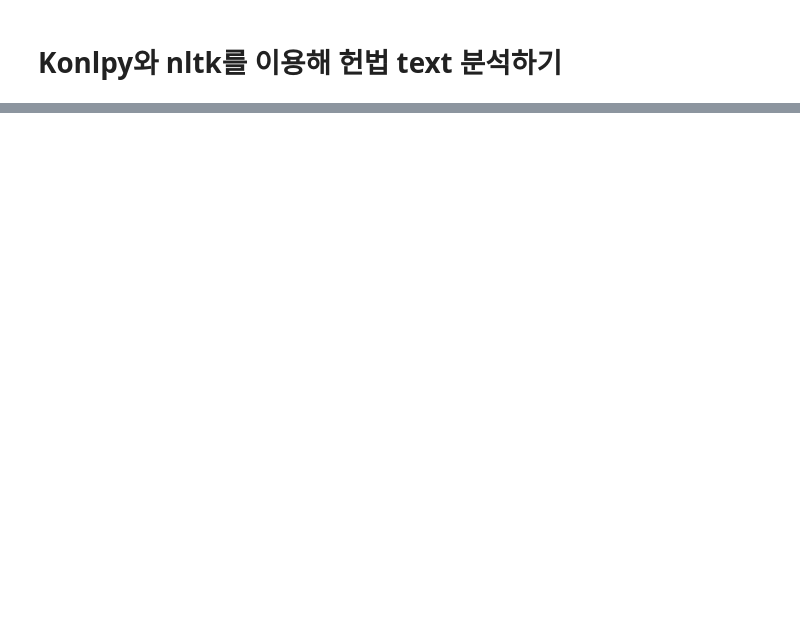
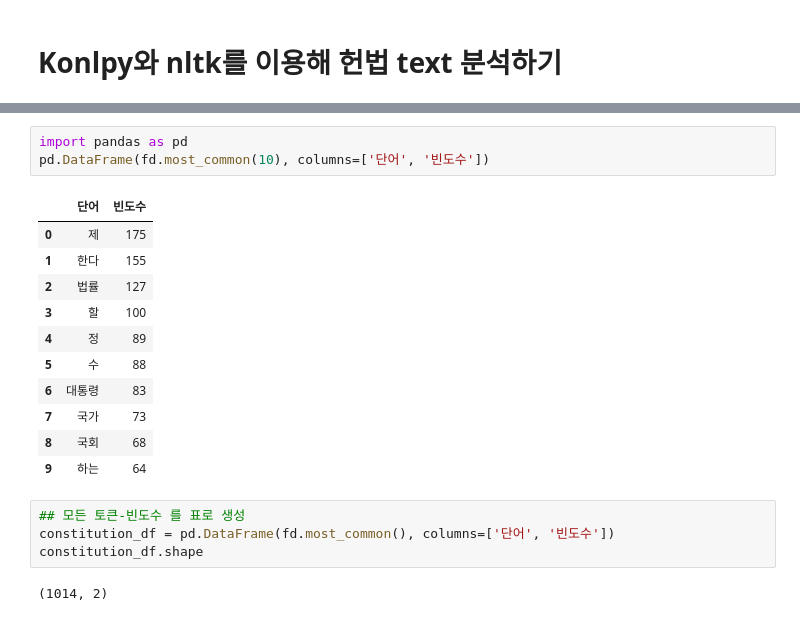
Before and after one commit to kgmyhGit/SKN06, a Jupyter notebook: 10_NLP_Preprocessing/03_KoNLPy.ipynb, the cells around one changed output, grey strips where cells are left out. Cells and saved outputs as stored; diff of their text form; blank space fills up the shorter version.

```diff
--- a/10_NLP_Preprocessing/03_KoNLPy.ipynb
+++ b/10_NLP_Preprocessing/03_KoNLPy.ipynb
@@ -65,0 +398,21 @@ txt = 'KoNLPy는 한국어 정보처리를 위한 파이썬 패키지입니다.
+# %%
+import pandas as pd
+pd.DataFrame(fd.most_common(10), columns=['단어', '빈도수'])
+# %% [output]
+|  | 단어 | 빈도수 |
+| 0 | 제 | 175 |
+| 1 | 한다 | 155 |
+| 2 | 법률 | 127 |
+| 3 | 할 | 100 |
+| 4 | 정 | 89 |
+| 5 | 수 | 88 |
+| 6 | 대통령 | 83 |
+| 7 | 국가 | 73 |
+| 8 | 국회 | 68 |
+| 9 | 하는 | 64 |
+# %%
+## 모든 토큰-빈도수 를 표로 생성
+constitution_df = pd.DataFrame(fd.most_common(), columns=['단어', '빈도수'])
+constitution_df.shape
+# %% [output]
+(1014, 2)
```
Also changed, not shown: parts of 32 cells of this notebook.
